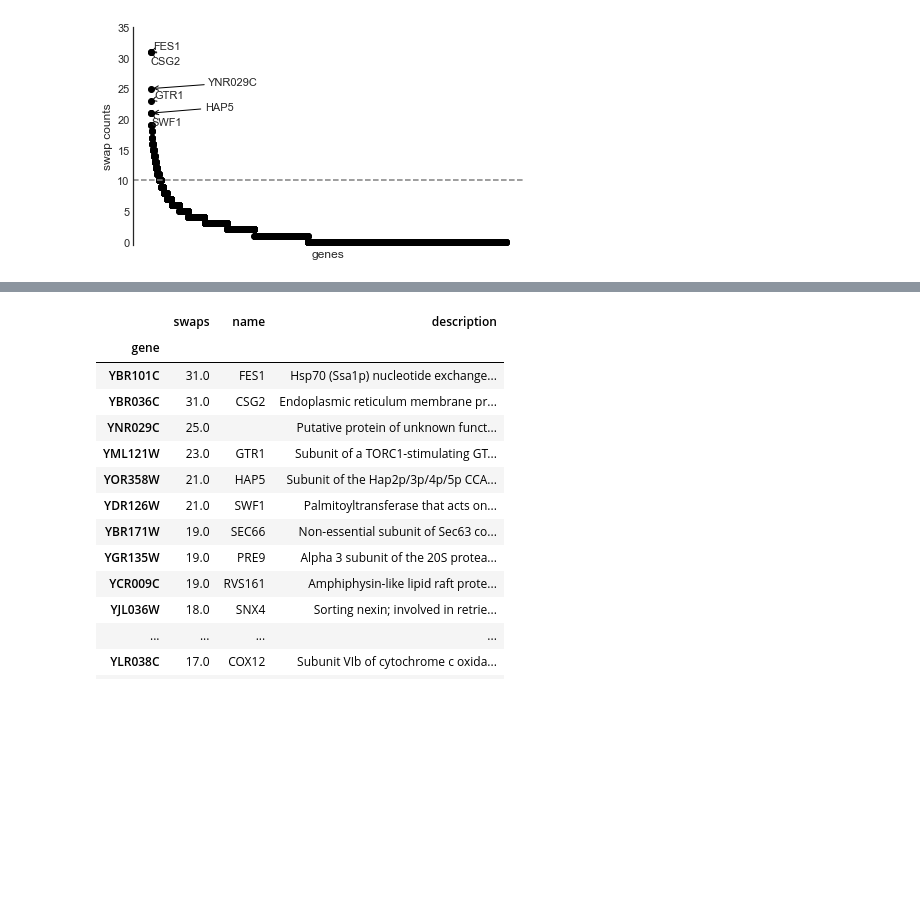
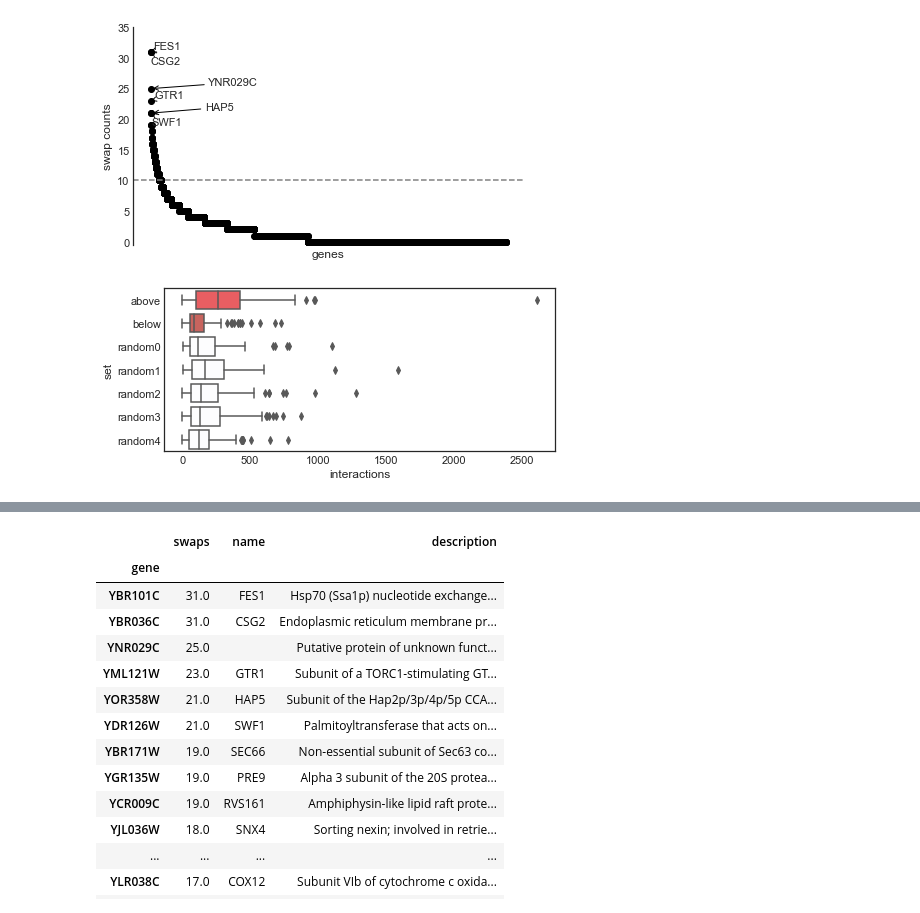
Before and after one commit to mgalardini/2018koyeast, a Jupyter notebook: notebooks/deviations.ipynb, the cells around one changed output, grey strips where cells are left out. Drawn from its saved outputs; the diff is of its cells as text; code cells hidden in the pictures; blank space fills up the shorter version.

Commit message:
Add gene functional interaction sets

```diff
--- a/notebooks/deviations.ipynb
+++ b/notebooks/deviations.ipynb
@@ -2,6 +2,7 @@
 scores = '../out/ko_scores.txt'
 dev = '../out/deviating.tsv'
 sgd = '../out/SGD_features.tab'
+biogrid = '../out/biogrid.all.txt'
 # %%
 %matplotlib inline
 
@@ -22,0 +26,8 @@ import pandas as pd
+# %%
+it = {}
+for l in open(biogrid):
+    g1, g2 = l.rstrip().split()
+    it[g1] = it.get(g1, 0)
+    it[g2] = it.get(g2, 0)
+    it[g1] += 1
+    it[g2] += 1
@@ -367,3 +384,28 @@ plt.xlabel('genes')
 sns.despine(bottom=True);
 # %% [output]
 [figure]
+# %%
+res = []
+t = 10
+for g in v[v >= t].index:
+    res.append(('above', it.get(g, 0)))
+for g in v[v < t].sample(v[v >= t].shape[0]).index:
+    res.append(('below', it.get(g, 0)))
+igenes = sorted(gn.keys())
+for i in range(5):
+    random.shuffle(igenes)
+    for g in igenes[:v[v >= t].shape[0]]:
+        res.append(('random%d' % i, it.get(g, 0)))
+r = pd.DataFrame(res,
+                 columns=['set', 'interactions'])
+# %%
+plt.figure(figsize=(7, 3))
+
+sns.boxplot(data=r,
+            x='interactions',
+            y='set',
+            palette=[sns.xkcd_rgb['light red'],
+                     sns.xkcd_rgb['pale red']] +
+                    [sns.xkcd_rgb['pale grey']] * 5);
+# %% [output]
+[figure, added]
```
Also changed, not shown: parts of 4 cells of this notebook, 6 other files.
